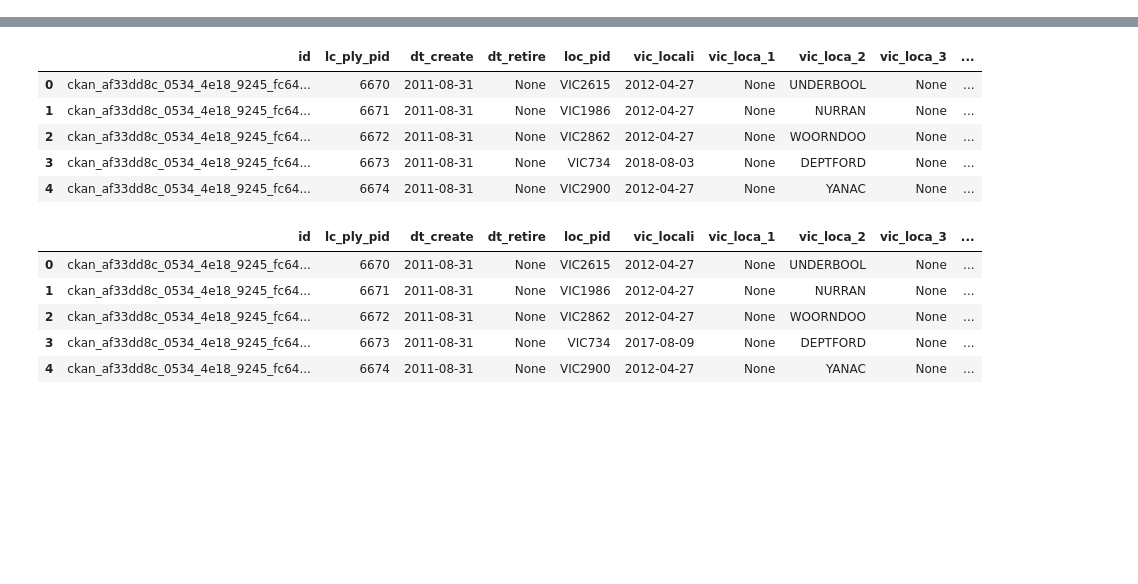
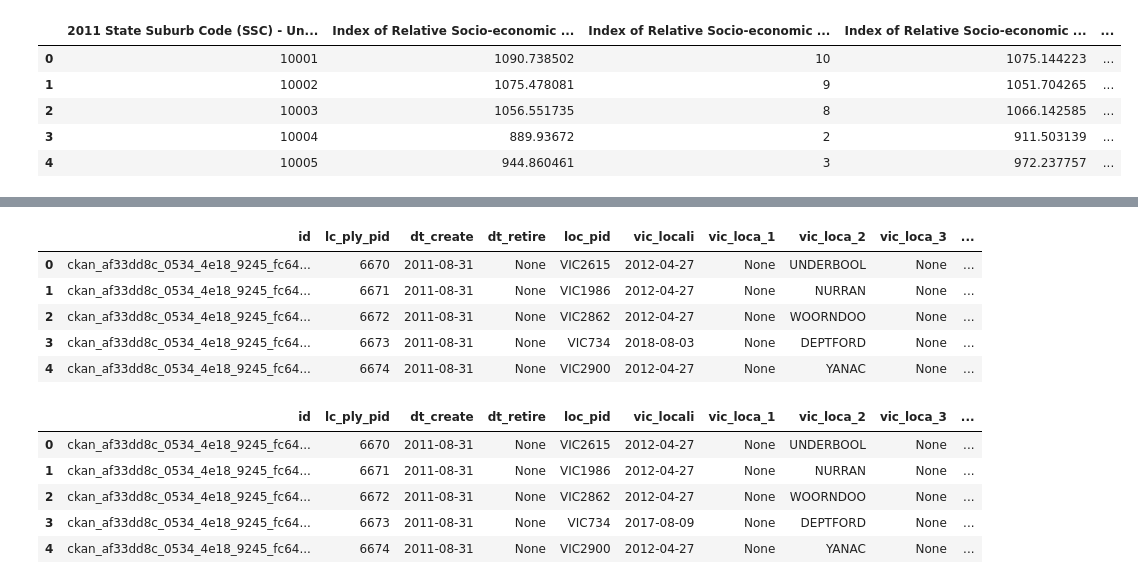
Before and after one commit to rbturnbull/ausdex, a Jupyter notebook: notebooks/combining seifa data.ipynb, the cells around one changed output, grey strips where cells are left out. Drawn from its saved outputs; the diff is of its cells as text; code cells hidden in the pictures; blank space fills up the shorter version.

```diff
--- a/notebooks/combining seifa data.ipynb
+++ b/notebooks/combining seifa data.ipynb
@@ -7,0 +49,11 @@ links = get_data_links()
+# %%
+
+df_2011.columns= [' - '.join(i) for i in df_2011.columns]
+df_2011.head()
+# %% [output]
+|  | 2011 State Suburb Code (SSC) - Un... | Index of Relative Socio-economic ... | Index of Relative Socio-economic ... | Index of Relative Socio-economic ... | ... |
+| 0 | 10001 | 1090.738502 | 10 | 1075.144223 | ... |
+| 1 | 10002 | 1075.478081 | 9 | 1051.704265 | ... |
+| 2 | 10003 | 1056.551735 | 8 | 1066.142585 | ... |
+| 3 | 10004 | 889.93672 | 2 | 911.503139 | ... |
+| 4 | 10005 | 944.860461 | 3 | 972.237757 | ... |
```
Also changed, not shown: parts of 5 cells of this notebook, 9 other files.
